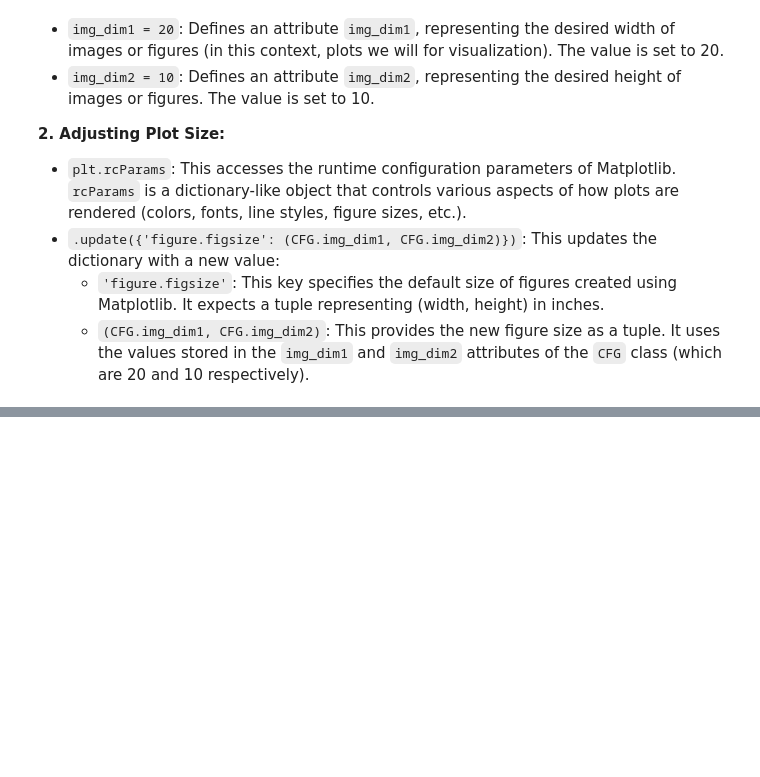
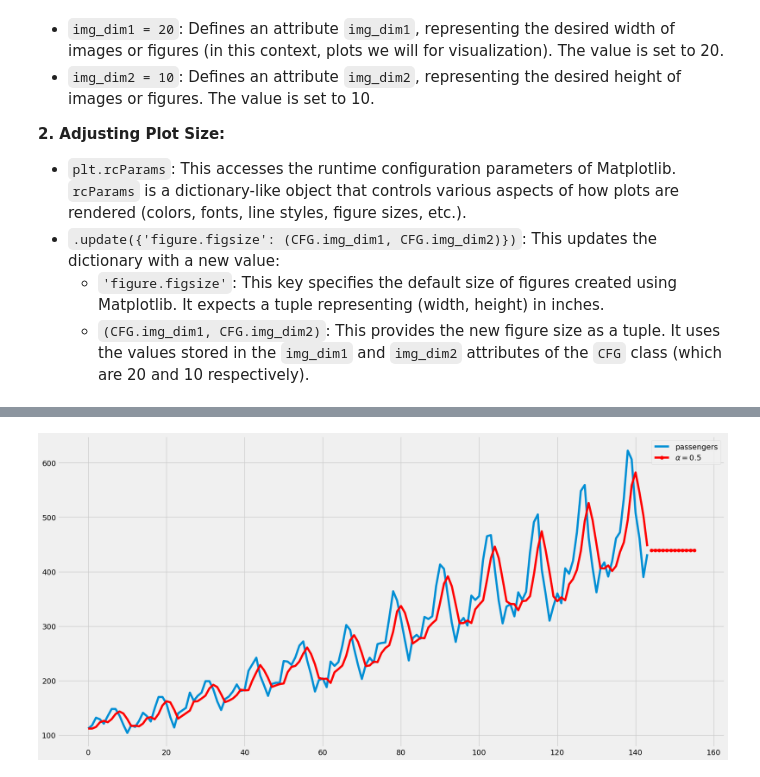
Before and after one commit to tng-konrad/time-series-with-Konrad, a Jupyter notebook: m02-smoothing-methods.ipynb, the cells around one changed output, grey strips where cells are left out. Cells and saved outputs as stored; diff of their text form; code cells hidden in the pictures; blank space fills up the shorter version.

```diff
--- a/m02-smoothing-methods.ipynb
+++ b/m02-smoothing-methods.ipynb
@@ -73,0 +132,13 @@ This code defines a configuration class `CFG` and then uses its attributes to ad
+# %%
+# applying to passenger dataset
+alpha = 0.5
+
+df = pd.read_csv(CFG.data_folder + 'passengers.csv', usecols = ['passengers'])
+df.plot.line()
+fit1 = SimpleExpSmoothing(df).fit(smoothing_level= alpha,optimized=False)
+fcast1 = fit1.forecast(12).rename(r'$\alpha=0.5$')
+fcast1.plot(marker='o', color='red', legend=True)
+fit1.fittedvalues.plot(  color='red')
+plt.show()
+# %% [output]
+[figure, added]
```
Also changed, not shown: parts of 5 cells of this notebook.
